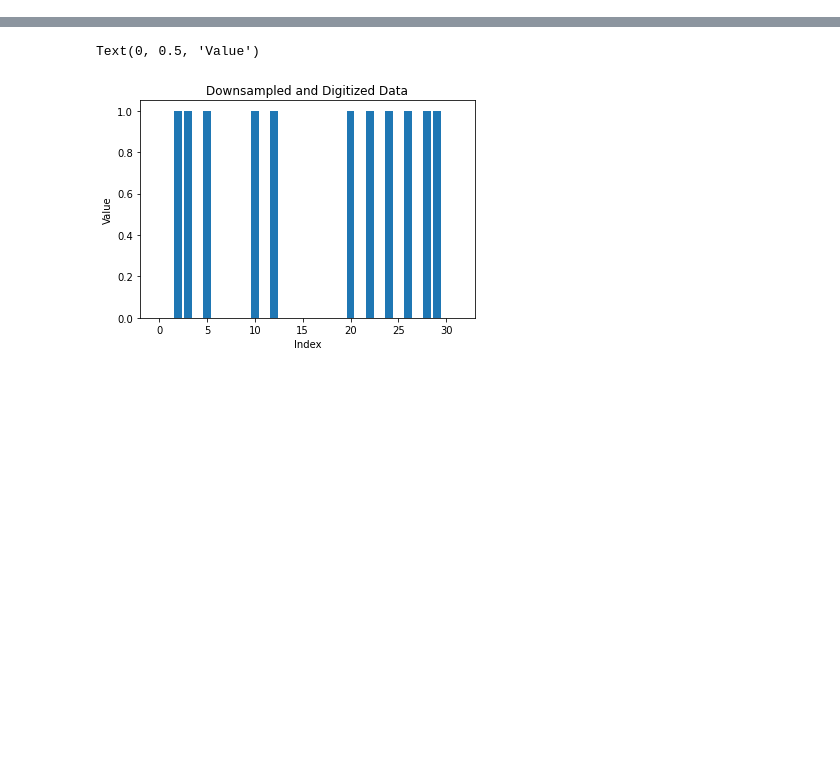
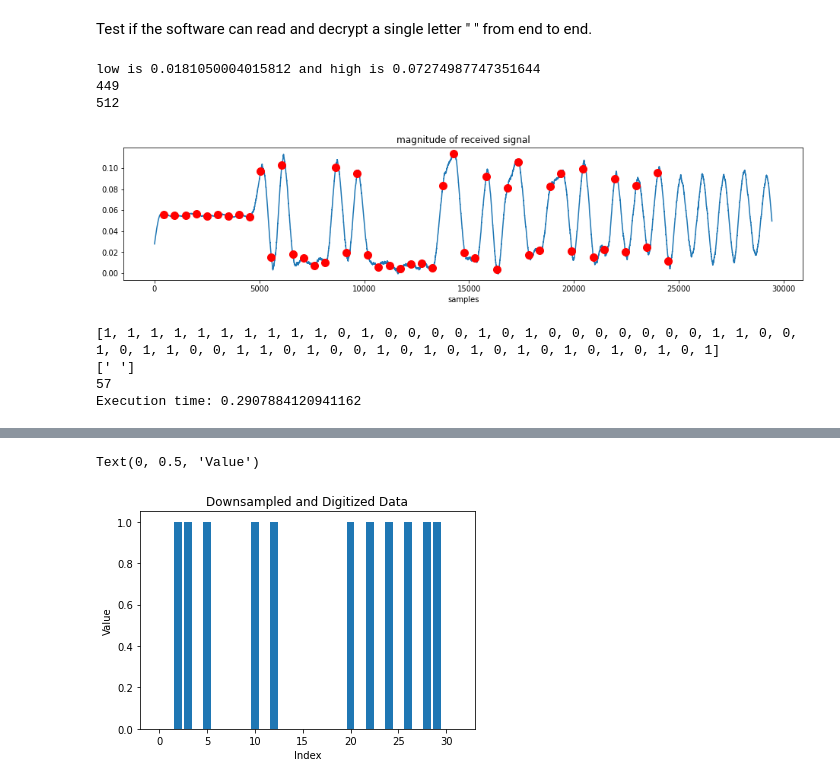
Before and after one commit to itsjameszhao/digital-systems-labs, a Jupyter notebook: Final_Project/Radio_Receiver/Receiver Prototyping.ipynb, the cells around one changed output, grey strips where cells are left out. Drawn from its saved outputs; the diff is of its cells as text; code cells hidden in the pictures; blank space fills up the shorter version.

Commit message:
Added better DSP for signal

```diff
--- a/Final_Project/Radio_Receiver/Receiver Prototyping.ipynb
+++ b/Final_Project/Radio_Receiver/Receiver Prototyping.ipynb
@@ -394,0 +203,6 @@ template = [1, 0, 1, 0, 0, 0, 0, 1, 0, 1, 0, 0, 0, 0, 0, 0]
+# %%
+def extract_data(sample, phase, period):
+    """
+    Extracts data from the sampled data `sample` in accordance with the given phase and period info.
+    """
+    return sample[phase::period]
@@ -394,0 +334,13 @@ template = [1, 0, 1, 0, 0, 0, 0, 1, 0, 1, 0, 0, 0, 0, 0, 0]
+# %%
+def extract_chars_from_data(buffer, i):
+    """
+    Scans the buffer starting at index i and attempts to detect and decode encoded character data. The
+    buffer is a pulse buffer corresponding to 0 and 1 pulses. Returns the decoded characters along with
+    an index telling the algorith where to start scanning the next time.
+    """
+    res = []
+    detected, new_i = detect_data_from_preamble(buffer, i)
+    for item in detected:
+        char = decode(buffer[item+PREAMBLE_LENGTH_PULSES:item+PREAMBLE_LENGTH_PULSES+PACKET_LENGTH_PULSES])
+        res.append(char)
+    return res, new_i
@@ -394,0 +422,36 @@ template = [1, 0, 1, 0, 0, 0, 0, 1, 0, 1, 0, 0, 0, 0, 0, 0]
+# %% [markdown]
+Test if the software can read and decrypt a single letter " " from end to end.
+# %%
+def test_synthetic_complete_decode_single_character_space():
+    data = generate_synthetic_signal(" ", 0.1, 0.01, 0.15, random_noise_head=195000) # EXTREMELY NOISY SIGNAL
+    data = downsample(data, FS, DOWNSAMPLE_FS)
+    # Create the Gaussian kernel.
+    smoothed_data = smoothing_filter(data)
+    low, high = find_amplitude_cutoff(smoothed_data)
+    print(f"low is {low} and high is {high}")
+    data = digitize_samples(smoothed_data, (low + high) / 2)
+    phase, period = find_pulse_frequency_and_phase(smoothed_data)
+    print(phase)
+    print(period)
+    plot_data(smoothed_data, [phase + k * period for k in range(48)])
+    data = extract_data(data, phase, period)
+    print(data)
+    chars, i = extract_chars_from_data(data, 0)
+    print(chars)
+    print(i)
+    assert chars == [' ']
+
+start_time = time.time()
+test_synthetic_complete_decode_single_character_space()
+end_time = time.time()
+
+print("Execution time:", end_time - start_time)
+# %% [output]
+low is 0.0181050004015812 and high is 0.07274987747351644
+449
+512
+[figure, added]
+[1, 1, 1, 1, 1, 1, 1, 1, 1, 1, 0, 1, 0, 0, 0, 0, 1, 0, 1, 0, 0, 0, 0, 0, 0, 0, 1, 1, 0, 0, 1, 0, 1, 1, 0, 0, 1, 1, 0, 1, 0, 0, 1, 0, 1, 0, 1, 0, 1, 0, 1, 0, 1, 0, 1, 0, 1]
+[' ']
+57
+Execution time: 0.2907884120941162
```
Also changed, not shown: parts of 95 cells of this notebook, 2 other files.
